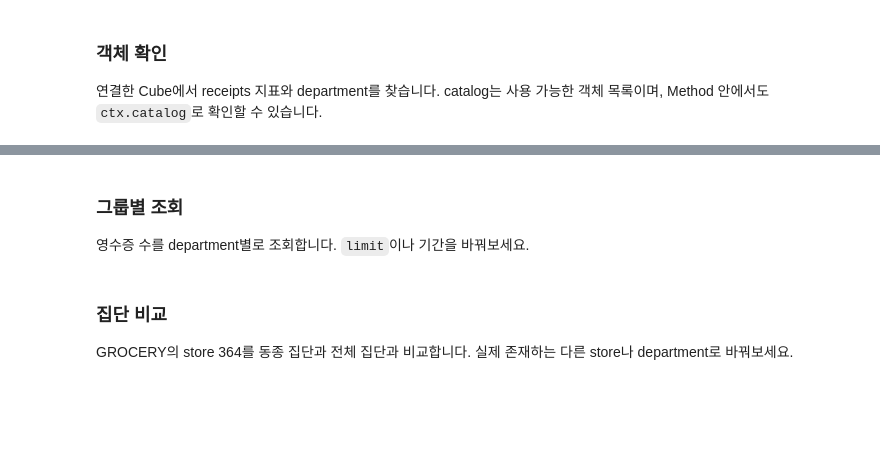
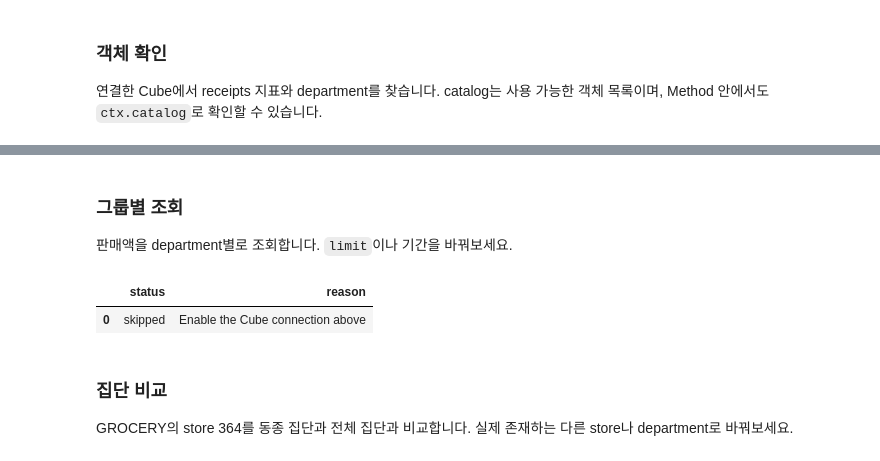
Before and after one commit to haechangcho/decision-layer, a Jupyter notebook: examples/methods/patterns/write_your_method.ko.ipynb, the cells around one changed output, grey strips where cells are left out. Saved outputs shown, nothing was run; the diff lists cells and outputs as text; code cells hidden in the pictures; blank space fills up the shorter version.

```diff
--- a/examples/methods/patterns/write_your_method.ko.ipynb
+++ b/examples/methods/patterns/write_your_method.ko.ipynb
@@ -598,23 +704,26 @@ else:
 # %% [markdown]
 ### 그룹별 조회
 
-영수증 수를 department별로 조회합니다. `limit`이나 기간을 바꿔보세요.
+판매액을 department별로 조회합니다. `limit`이나 기간을 바꿔보세요.
 # %%
 if live is not None:
     live.register(my_by_group, replace=True)
     live_group_trial = await live.run(
         my_by_group,
-        measure="cube://journey/transaction/receipts",
-        group="cube://journey/product/department",
+        selected_measures=["cube://journey/transaction/receipts"],
+        group_by=["cube://journey/product/department"],
         scope=Scope(
             ("2001-01-01", "2001-06-30"),
             "cube://journey/transaction/analysis_date",
         ),
         limit=3,
     )
     show_table(live_group_trial.result.primary.data)
 else:
     show_table([{"status": "skipped", "reason": "Enable the Cube connection above"}])
+# %% [output]
+|  | status | reason |
+| 0 | skipped | Enable the Cube connection above |
 # %% [markdown]
 ### 집단 비교
 
```
Also changed, not shown: parts of 25 cells of this notebook, 3 other files.
